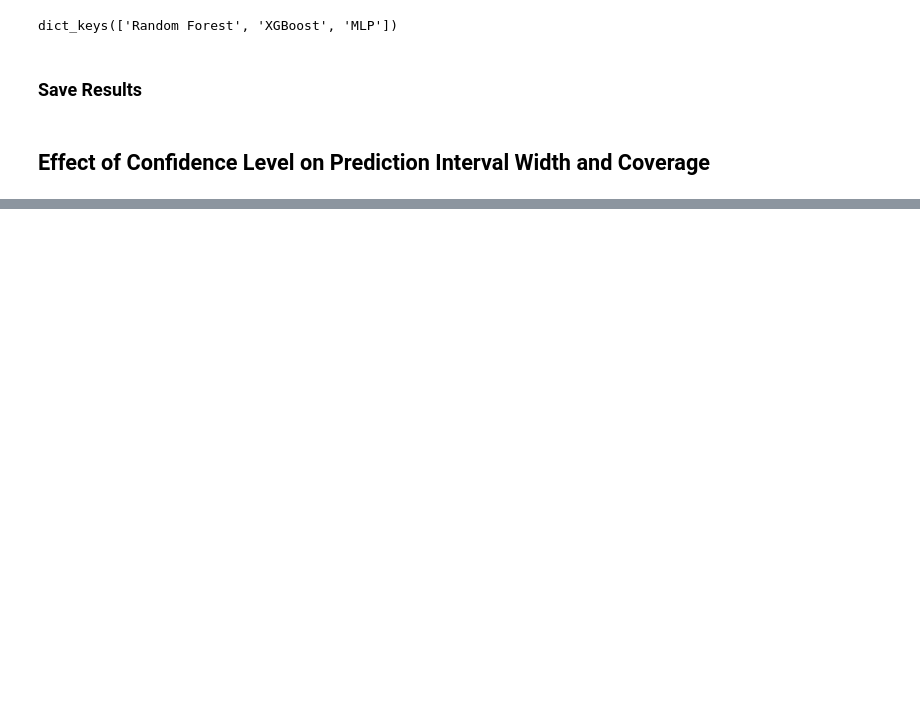
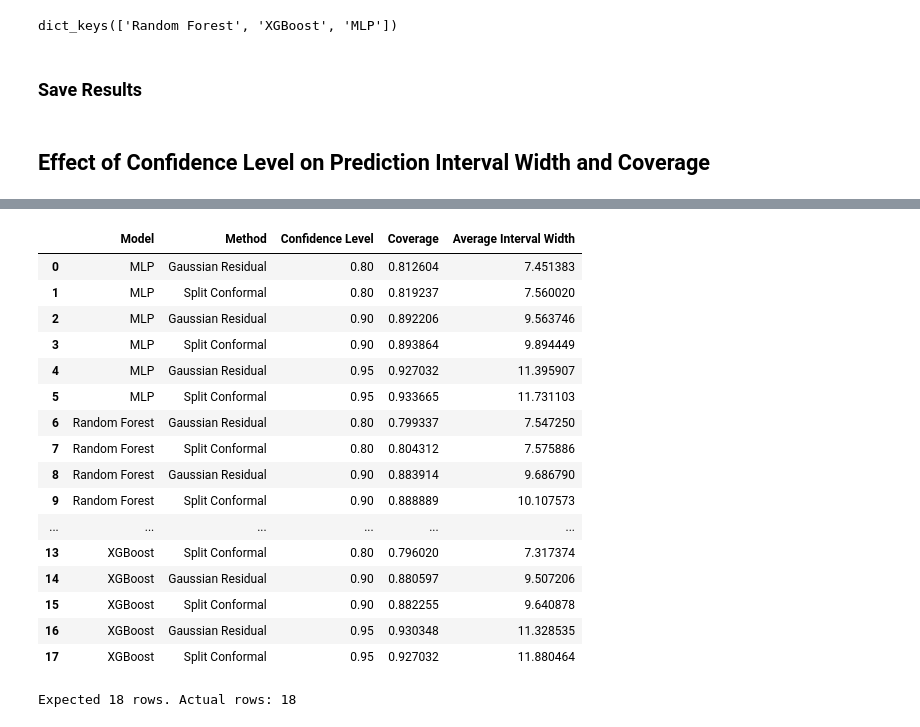
Before and after one commit to khethiwentshangase22-ops/NITheCS_Project, a Jupyter notebook: Temperature_Prediction.ipynb, the cells around one changed output, grey strips where cells are left out. Saved outputs shown, nothing was run; the diff lists cells and outputs as text; code cells hidden in the pictures; blank space fills up the shorter version.

```diff
--- a/Temperature_Prediction.ipynb
+++ b/Temperature_Prediction.ipynb
@@ -956,0 +1068,65 @@ plt.show()
+# %%
+conformal_comparison_df = coverage_results_df[
+    [
+        "Model",
+        "Confidence Level",
+        "Coverage",
+        "Average Interval Width"
+    ]
+].copy()
+
+conformal_comparison_df["Method"] = "Split Conformal"
+
+gaussian_comparison_df = gaussian_results_df[
+    [
+        "Model",
+        "Method",
+        "Confidence Level",
+        "Coverage",
+        "Average Interval Width"
+    ]
+].copy()
+
+interval_comparison_df = pd.concat(
+    [
+        gaussian_comparison_df,
+        conformal_comparison_df
+    ],
+    ignore_index=True
+)
+
+interval_comparison_df = interval_comparison_df[
+    [
+        "Model",
+        "Method",
+        "Confidence Level",
+        "Coverage",
+        "Average Interval Width"
+    ]
+].sort_values(
+    by=["Model", "Confidence Level", "Method"]
+).reset_index(drop=True)
+
+interval_comparison_df
+# %% [output]
+|  | Model | Method | Confidence Level | Coverage | Average Interval Width |
+| 0 | MLP | Gaussian Residual | 0.80 | 0.812604 | 7.451383 |
+| 1 | MLP | Split Conformal | 0.80 | 0.819237 | 7.560020 |
+| 2 | MLP | Gaussian Residual | 0.90 | 0.892206 | 9.563746 |
+| 3 | MLP | Split Conformal | 0.90 | 0.893864 | 9.894449 |
+| 4 | MLP | Gaussian Residual | 0.95 | 0.927032 | 11.395907 |
+| 5 | MLP | Split Conformal | 0.95 | 0.933665 | 11.731103 |
+| 6 | Random Forest | Gaussian Residual | 0.80 | 0.799337 | 7.547250 |
+| 7 | Random Forest | Split Conformal | 0.80 | 0.804312 | 7.575886 |
+| 8 | Random Forest | Gaussian Residual | 0.90 | 0.883914 | 9.686790 |
+| 9 | Random Forest | Split Conformal | 0.90 | 0.888889 | 10.107573 |
+| ... | ... | ... | ... | ... | ... |
+| 13 | XGBoost | Split Conformal | 0.80 | 0.796020 | 7.317374 |
+| 14 | XGBoost | Gaussian Residual | 0.90 | 0.880597 | 9.507206 |
+| 15 | XGBoost | Split Conformal | 0.90 | 0.882255 | 9.640878 |
+| 16 | XGBoost | Gaussian Residual | 0.95 | 0.930348 | 11.328535 |
+| 17 | XGBoost | Split Conformal | 0.95 | 0.927032 | 11.880464 |
+# %%
+print("Expected 18 rows. Actual rows:", len(interval_comparison_df))
+# %% [output]
+Expected 18 rows. Actual rows: 18
```
Also changed, not shown: parts of 28 cells of this notebook.
